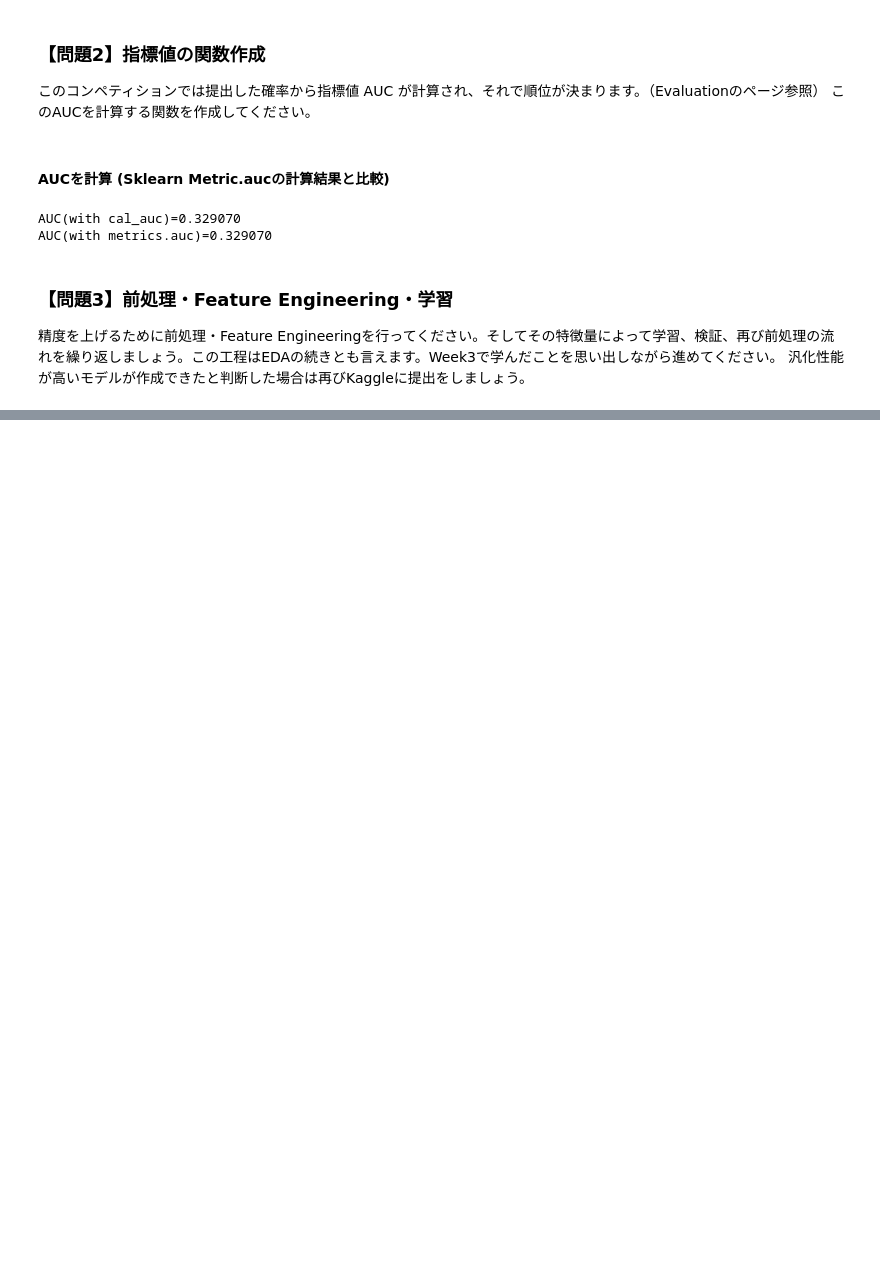
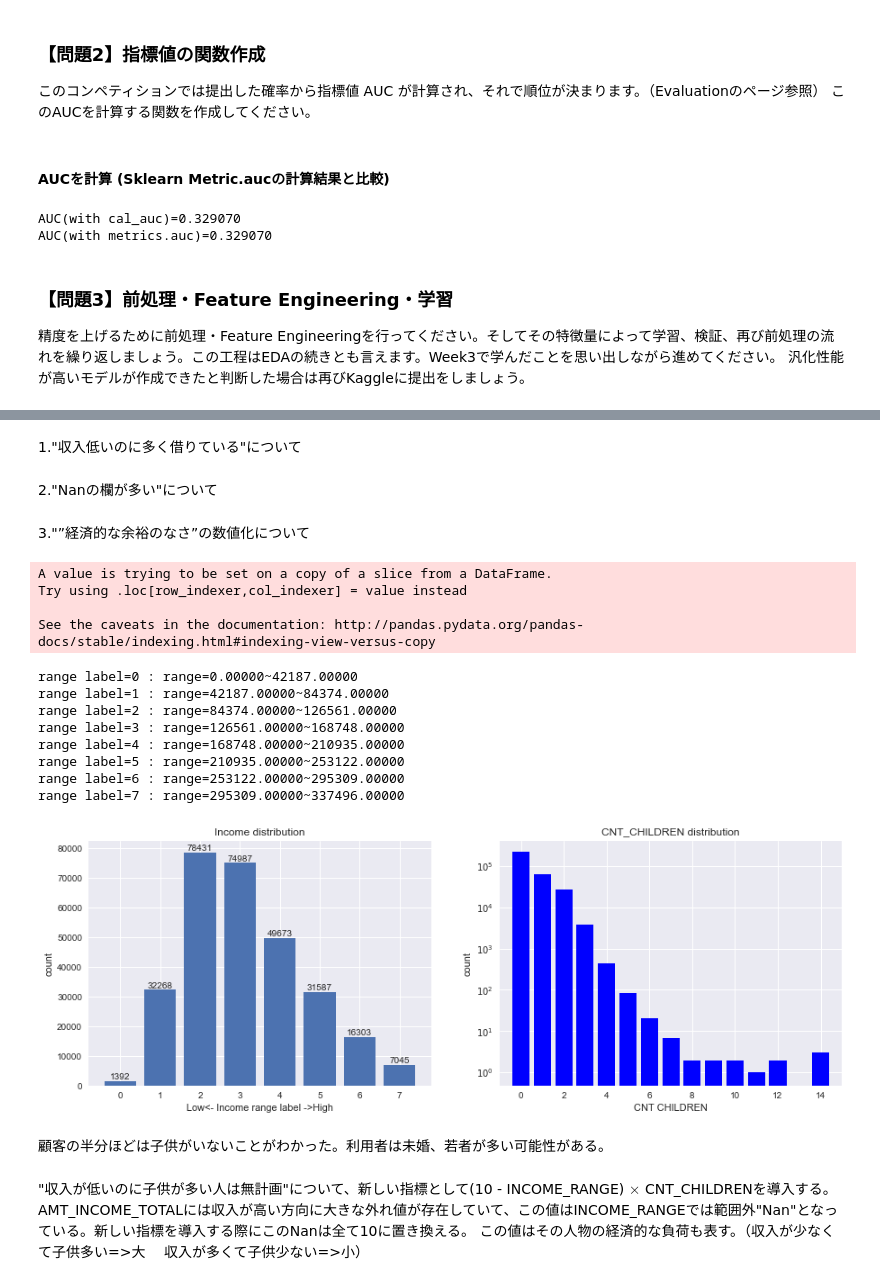
Before and after one commit to ns5849/diveintocode-ml, a Jupyter notebook: week4/week4-session1.ipynb, the cells around one changed output, grey strips where cells are left out. Cells and saved outputs as stored; diff of their text form; code cells hidden in the pictures; blank space fills up the shorter version.

```diff
--- a/week4/week4-session1.ipynb
+++ b/week4/week4-session1.ipynb
@@ -207,0 +211,4 @@ AUC(with metrics.auc)=0.329070
+# %%
+col_name = ["TARGET", "AMT_INCOME_TOTAL", "CNT_CHILDREN", "AMT_CREDIT", "AMT_GOODS_PRICE"]
+pd_data = pd_application_train[col_name]
+pd_data.head()
@@ -207,0 +246,6 @@ AUC(with metrics.auc)=0.329070
+# %% [markdown]
+1."収入低いのに多く借りている"について
+# %% [markdown]
+2."Nanの欄が多い"について
+# %% [markdown]
+3."”経済的な余裕のなさ”の数値化について
@@ -207,0 +289,59 @@ AUC(with metrics.auc)=0.329070
+# %%
+#Income range と 子供の数をcount plot
+fig = plt.figure(figsize=(15,5))
+ax1 = plt.subplot2grid((1,2), (0,0))
+ax2 = plt.subplot2grid((1,2), (0,1))
+
+
+ax1.set_title('Income distribution')
+ax1.set_xlabel('Low<- Income range label ->High')
+ax1.set_ylabel('count')
+ax1.grid(True)
+
+ax2.set_title('CNT_CHILDREN distribution')
+ax2.set_xlabel('CNT CHILDREN')
+ax2.set_ylabel('count')
+plt.yscale("log")
+plt.xlim([-1,15])
+ax2.grid(True)
+
+#Income
+tmp = binning_data(pd_data, "AMT_INCOME_TOTAL", "BIN_AMT_INCOME_TOTAL", 8)
+income_destribution_w_income_range = tmp.groupby("BIN_AMT_INCOME_TOTAL", as_index=False).count()
+ax1.bar(income_destribution_w_income_range["BIN_AMT_INCOME_TOTAL"]
+        , income_destribution_w_income_range["TARGET"])
+
+for x, y in zip(income_destribution_w_income_range["BIN_AMT_INCOME_TOTAL"]
+                , income_destribution_w_income_range["TARGET"]):
+    ax1.text(x, y, y, ha='center', va='bottom')
+
+#子供の数
+cnt_children_destribution = tmp.groupby("CNT_CHILDREN", as_index=False).count()
+ax2.bar(cnt_children_destribution["CNT_CHILDREN"], cnt_children_destribution["TARGET"], color="Blue")
+
+#グラフ上に数値表示
+"""
+for x, y in zip(cnt_children_destribution.index, cnt_children_destribution["TARGET"]):
+    ax2.text(x, y, str("{:.2f}").format(y), ha='center', va='bottom')
+"""
+plt.show()
+# %% [output]
+A value is trying to be set on a copy of a slice from a DataFrame.
+Try using .loc[row_indexer,col_indexer] = value instead
+
+See the caveats in the documentation: http://pandas.pydata.org/pandas-docs/stable/indexing.html#indexing-view-versus-copy
+range label=0 : range=0.00000~42187.00000
+range label=1 : range=42187.00000~84374.00000
+range label=2 : range=84374.00000~126561.00000
+range label=3 : range=126561.00000~168748.00000
+range label=4 : range=168748.00000~210935.00000
+range label=5 : range=210935.00000~253122.00000
+range label=6 : range=253122.00000~295309.00000
+range label=7 : range=295309.00000~337496.00000
+[figure, added]
+# %% [markdown]
+顧客の半分ほどは子供がいないことがわかった。利用者は未婚、若者が多い可能性がある。
+# %% [markdown]
+"収入が低いのに子供が多い人は無計画"について、新しい指標として(10 - INCOME_RANGE) $\times$ CNT_CHILDRENを導入する。
+AMT_INCOME_TOTALには収入が高い方向に大きな外れ値が存在していて、この値はINCOME_RANGEでは範囲外"Nan"となっている。新しい指標を導入する際にこのNanは全て10に置き換える。
+この値はその人物の経済的な負荷も表す。（収入が少なくて子供多い=>大 　収入が多くて子供少ない=>小）
```
Also changed, not shown: parts of 16 cells of this notebook.
